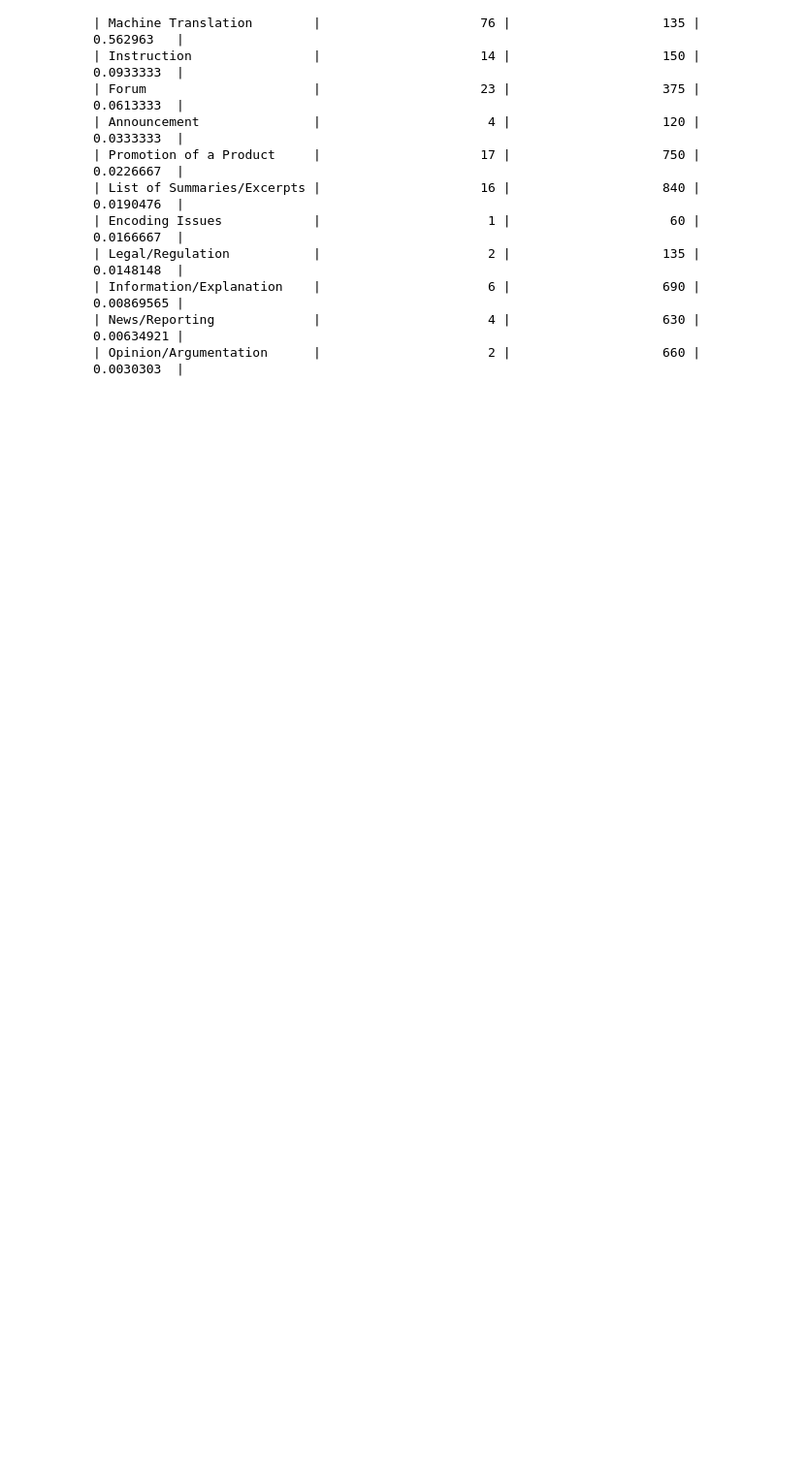
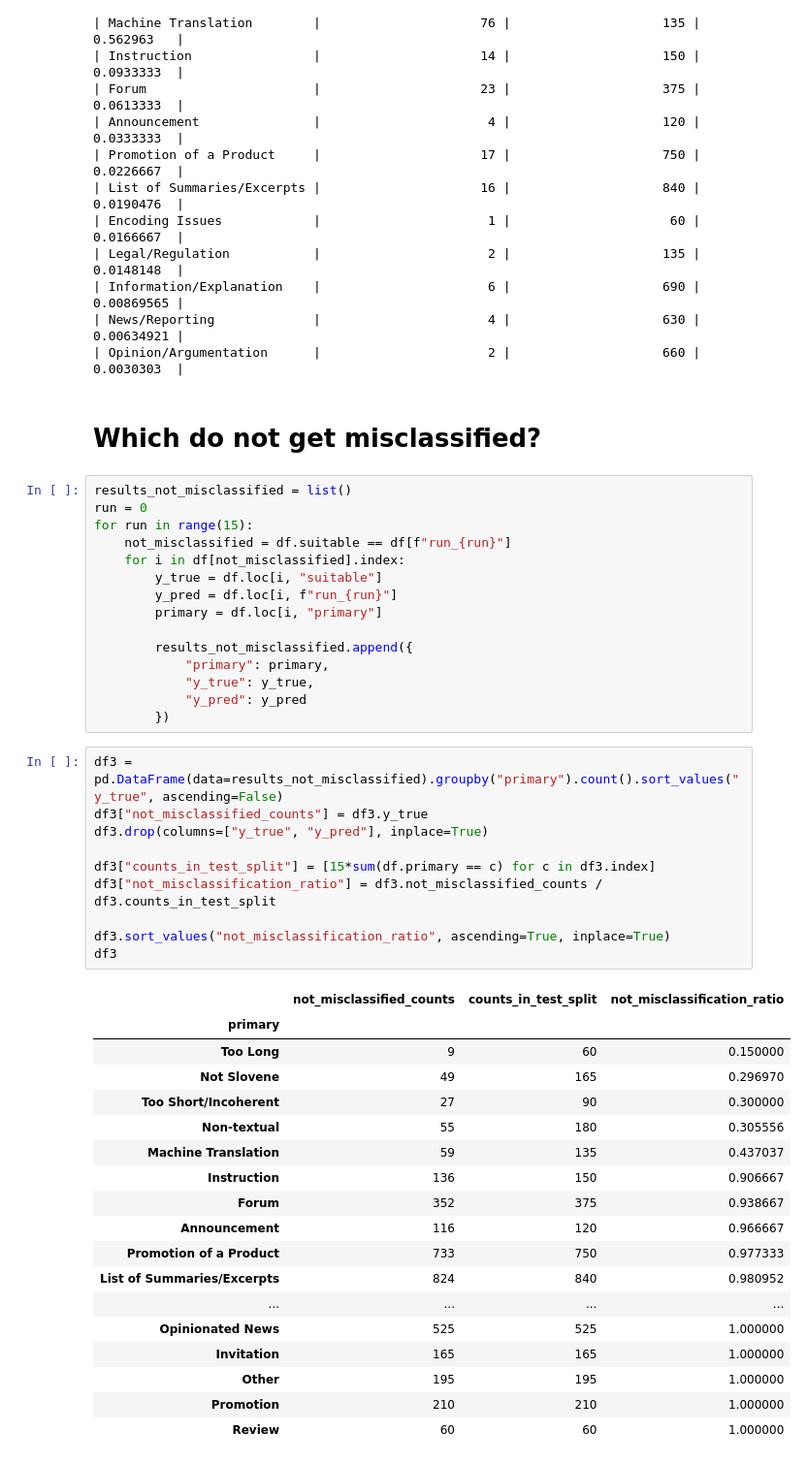
Before and after one commit to TajaKuzman/Transformers-GINCO-Experiments, a Jupyter notebook: 25_analysis.ipynb, the cells around one changed output. Shown at 97% size. Saved outputs shown, nothing was run; the diff lists cells and outputs as text; blank space fills up the shorter version.

```diff
--- a/25_analysis.ipynb
+++ b/25_analysis.ipynb
@@ -159,3 +159,49 @@ print(df2.to_markdown())
 | Information/Explanation    |                      6 |                    690 |                0.00869565 |
 | News/Reporting             |                      4 |                    630 |                0.00634921 |
 | Opinion/Argumentation      |                      2 |                    660 |                0.0030303  |
+# %% [markdown]
+# Which do not get misclassified?
+# %%
+results_not_misclassified = list()
+run = 0
+for run in range(15):
+    not_misclassified = df.suitable == df[f"run_{run}"]
+    for i in df[not_misclassified].index:
+        y_true = df.loc[i, "suitable"]
+        y_pred = df.loc[i, f"run_{run}"]
+        primary = df.loc[i, "primary"]
+
+        results_not_misclassified.append({
+            "primary": primary,
+            "y_true": y_true,
+            "y_pred": y_pred
+        })
+# %%
+df3 = pd.DataFrame(data=results_not_misclassified).groupby("primary").count().sort_values("y_true", ascending=False)
+df3["not_misclassified_counts"] = df3.y_true
+df3.drop(columns=["y_true", "y_pred"], inplace=True)
+
+df3["counts_in_test_split"] = [15*sum(df.primary == c) for c in df3.index]
+df3["not_misclassification_ratio"] = df3.not_misclassified_counts / df3.counts_in_test_split
+
+df3.sort_values("not_misclassification_ratio", ascending=True, inplace=True)
+df3
+# %% [output]
+|  | not_misclassified_counts | counts_in_test_split | not_misclassification_ratio |
+| primary |  |  |  |
+| Too Long | 9 | 60 | 0.150000 |
+| Not Slovene | 49 | 165 | 0.296970 |
+| Too Short/Incoherent | 27 | 90 | 0.300000 |
+| Non-textual | 55 | 180 | 0.305556 |
+| Machine Translation | 59 | 135 | 0.437037 |
+| Instruction | 136 | 150 | 0.906667 |
+| Forum | 352 | 375 | 0.938667 |
+| Announcement | 116 | 120 | 0.966667 |
+| Promotion of a Product | 733 | 750 | 0.977333 |
+| List of Summaries/Excerpts | 824 | 840 | 0.980952 |
+| ... | ... | ... | ... |
+| Opinionated News | 525 | 525 | 1.000000 |
+| Invitation | 165 | 165 | 1.000000 |
+| Other | 195 | 195 | 1.000000 |
+| Promotion | 210 | 210 | 1.000000 |
+| Review | 60 | 60 | 1.000000 |
```
Also changed, not shown: parts of 2 cells of this notebook, 1 other file.
